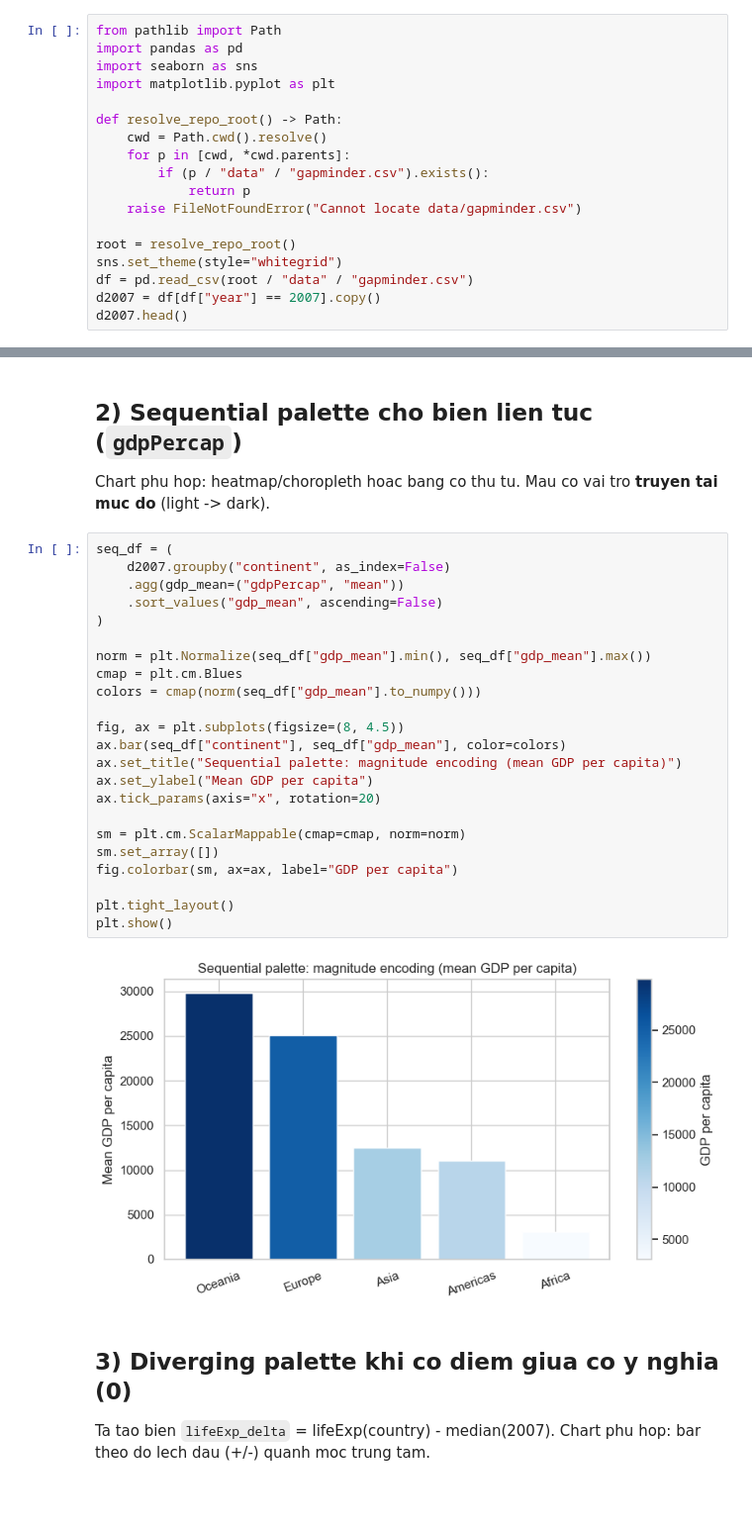
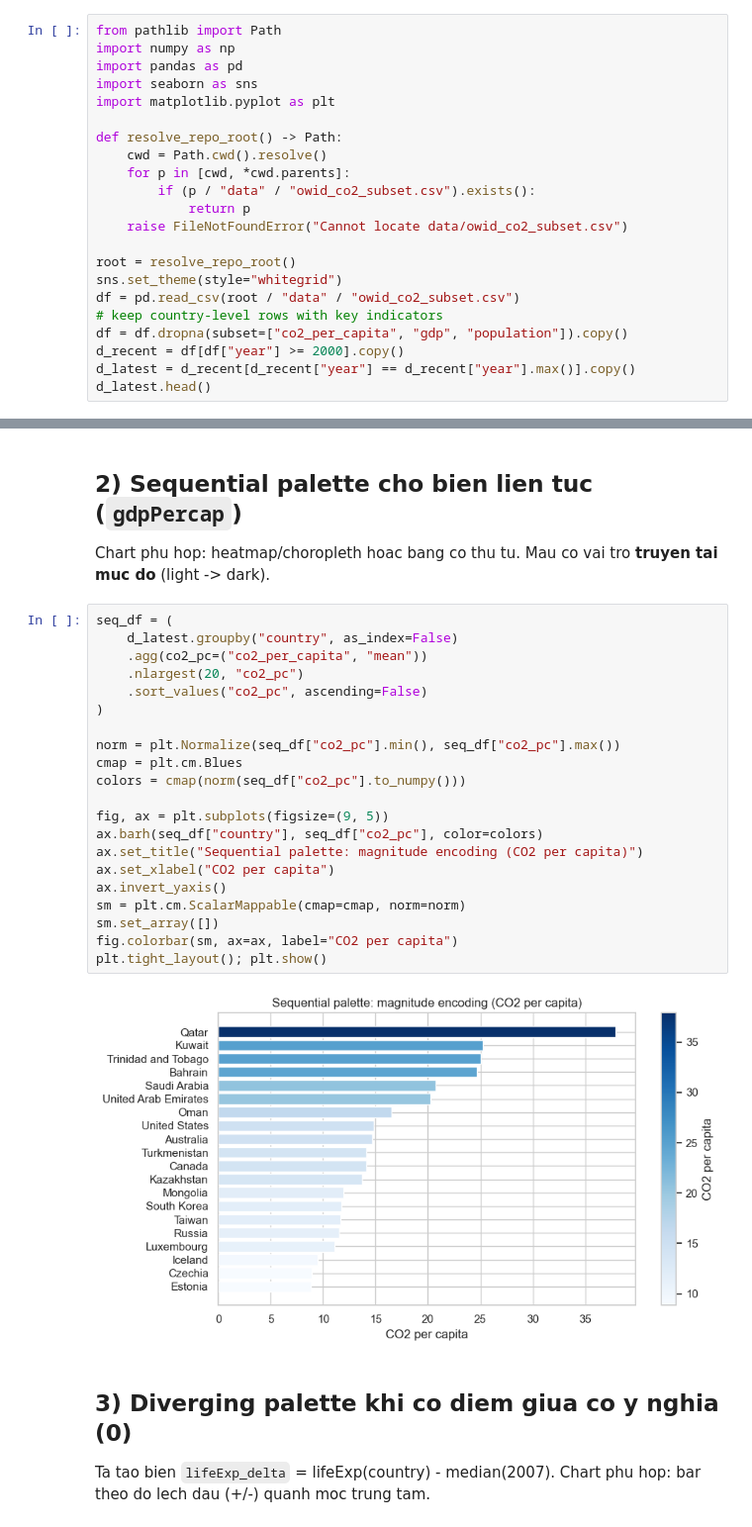
Before and after one commit to trungtv/IT5425_data_visualization_lab, a Jupyter notebook: solutions/phase2_advanced_visualization/color_use_in_data_visualization/color_01_palette_foundation/solution.executed.ipynb, the cells around one changed output, grey strips where cells are left out. Shown at 99% size. Drawn from its saved outputs; the diff is of its cells as text; blank space fills up the shorter version.

```diff
--- a/solutions/phase2_advanced_visualization/color_use_in_data_visualization/color_01_palette_foundation/solution.executed.ipynb
+++ b/solutions/phase2_advanced_visualization/color_use_in_data_visualization/color_01_palette_foundation/solution.executed.ipynb
@@ -4,6 +4,7 @@
 Muc tieu: map dung loai du lieu vao loai color scale.
 # %%
 from pathlib import Path
+import numpy as np
 import pandas as pd
 import seaborn as sns
 import matplotlib.pyplot as plt
@@ -11,13 +12,16 @@ import matplotlib.pyplot as plt
 def resolve_repo_root() -> Path:
     cwd = Path.cwd().resolve()
     for p in [cwd, *cwd.parents]:
-        if (p / "data" / "gapminder.csv").exists():
+        if (p / "data" / "owid_co2_subset.csv").exists():
             return p
-    raise FileNotFoundError("Cannot locate data/gapminder.csv")
+    raise FileNotFoundError("Cannot locate data/owid_co2_subset.csv")
 
 root = resolve_repo_root()
 sns.set_theme(style="whitegrid")
-df = pd.read_csv(root / "data" / "gapminder.csv")
-d2007 = df[df["year"] == 2007].copy()
-d2007.head()
+df = pd.read_csv(root / "data" / "owid_co2_subset.csv")
+# keep country-level rows with key indicators
+df = df.dropna(subset=["co2_per_capita", "gdp", "population"]).copy()
+d_recent = df[df["year"] >= 2000].copy()
+d_latest = d_recent[d_recent["year"] == d_recent["year"].max()].copy()
+d_latest.head()
 # %% [output]
@@ -63,29 +68,27 @@ Chart phu hop: heatmap/choropleth hoac bang co thu tu.
 Mau co vai tro **truyen tai muc do** (light -> dark).
 # %%
 seq_df = (
-    d2007.groupby("continent", as_index=False)
-    .agg(gdp_mean=("gdpPercap", "mean"))
-    .sort_values("gdp_mean", ascending=False)
+    d_latest.groupby("country", as_index=False)
+    .agg(co2_pc=("co2_per_capita", "mean"))
+    .nlargest(20, "co2_pc")
+    .sort_values("co2_pc", ascending=False)
 )
 
-norm = plt.Normalize(seq_df["gdp_mean"].min(), seq_df["gdp_mean"].max())
+norm = plt.Normalize(seq_df["co2_pc"].min(), seq_df["co2_pc"].max())
 cmap = plt.cm.Blues
-colors = cmap(norm(seq_df["gdp_mean"].to_numpy()))
+colors = cmap(norm(seq_df["co2_pc"].to_numpy()))
 
-fig, ax = plt.subplots(figsize=(8, 4.5))
-ax.bar(seq_df["continent"], seq_df["gdp_mean"], color=colors)
-ax.set_title("Sequential palette: magnitude encoding (mean GDP per capita)")
-ax.set_ylabel("Mean GDP per capita")
-ax.tick_params(axis="x", rotation=20)
-
+fig, ax = plt.subplots(figsize=(9, 5))
+ax.barh(seq_df["country"], seq_df["co2_pc"], color=colors)
+ax.set_title("Sequential palette: magnitude encoding (CO2 per capita)")
+ax.set_xlabel("CO2 per capita")
+ax.invert_yaxis()
 sm = plt.cm.ScalarMappable(cmap=cmap, norm=norm)
 sm.set_array([])
-fig.colorbar(sm, ax=ax, label="GDP per capita")
-
-plt.tight_layout()
-plt.show()
+fig.colorbar(sm, ax=ax, label="CO2 per capita")
+plt.tight_layout(); plt.show()
 # %% [output]
-[figure, old version]
+[figure, new version]
 # %% [markdown]
 ## 3) Diverging palette khi co diem giua co y nghia (0)
 
```
Also changed, not shown: parts of 3 cells of this notebook, 18 other files.
